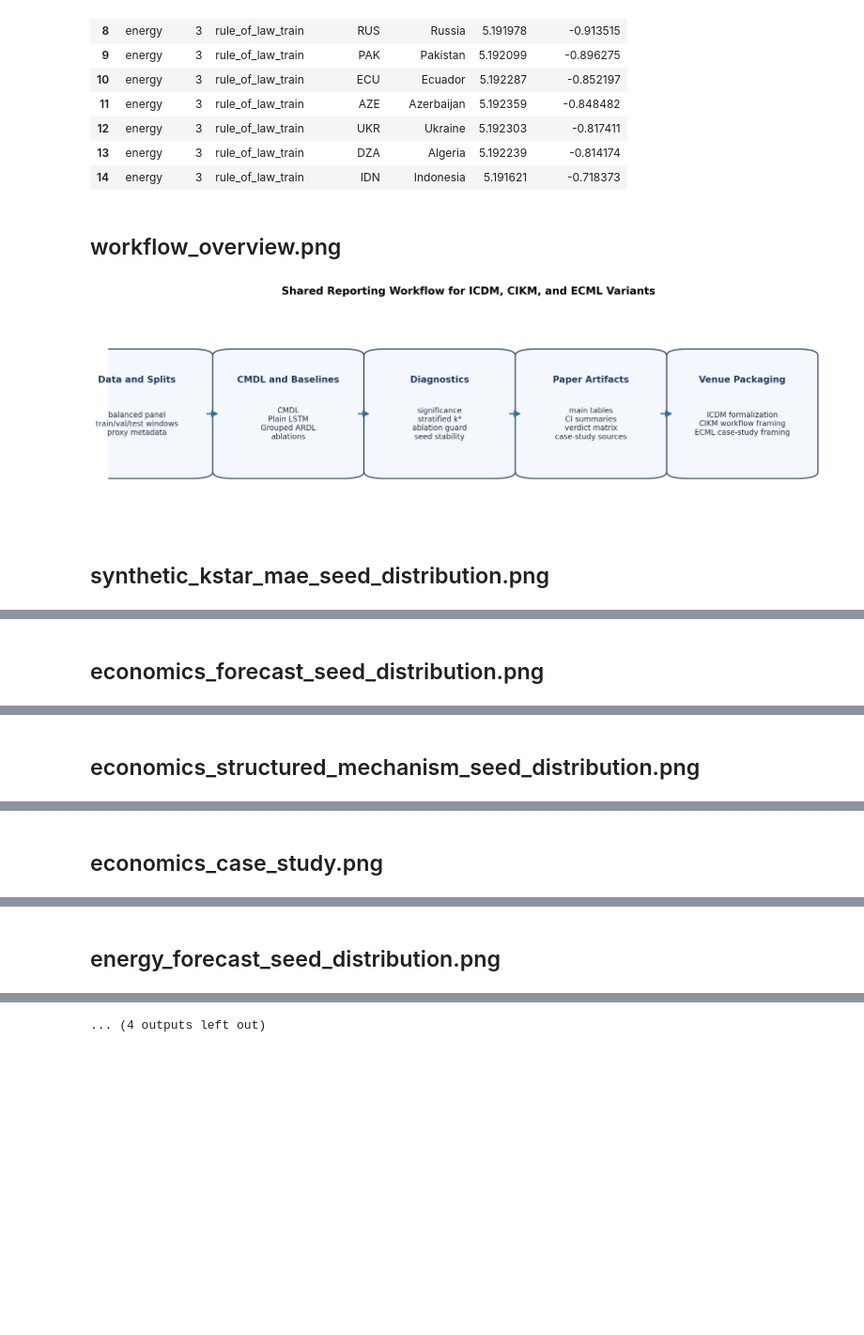
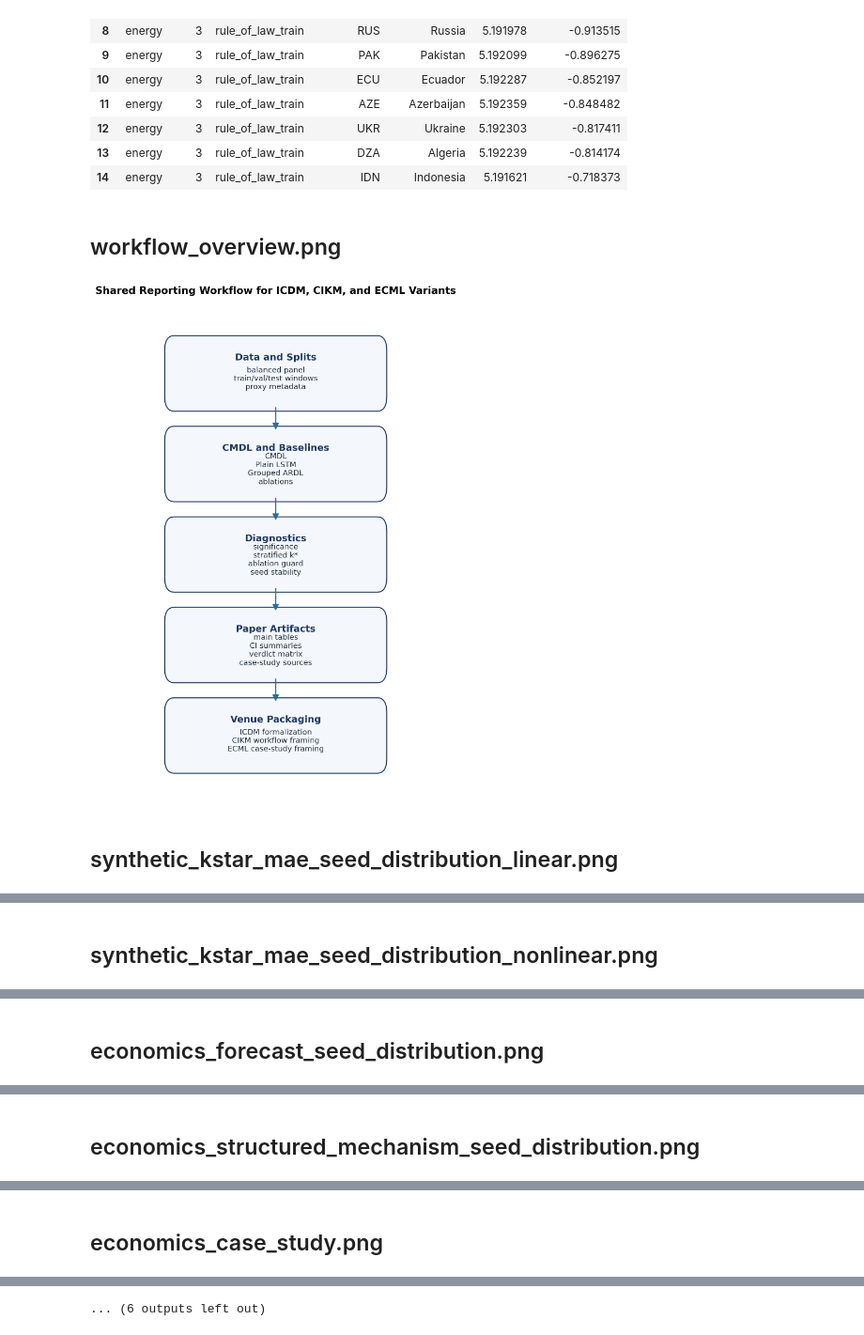
Before and after one commit to Oktinner0320/AC_GATE-CMDL, a Jupyter notebook: notebooks/04_paper_reporting.ipynb, the cells around one changed output, grey strips where cells are left out. Shown at 94% size. Saved outputs shown, nothing was run; the diff lists cells and outputs as text; code cells hidden in the pictures; blank space fills up the shorter version.

```diff
--- a/notebooks/04_paper_reporting.ipynb
+++ b/notebooks/04_paper_reporting.ipynb
@@ -196,21 +196,22 @@ for table_name in CASE_STUDY_TABLES:
 # %%
 FIGURE_PREVIEW_ORDER = [
     'workflow_overview.png',
-    'synthetic_kstar_mae_seed_distribution.png',
+    'synthetic_kstar_mae_seed_distribution_linear.png',
+    'synthetic_kstar_mae_seed_distribution_nonlinear.png',
     'economics_forecast_seed_distribution.png',
     'economics_structured_mechanism_seed_distribution.png',
     'economics_case_study.png',
     'energy_forecast_seed_distribution.png',
     'energy_structured_mechanism_seed_distribution.png',
     'energy_case_study.png',
 ]
 
 for figure_name in FIGURE_PREVIEW_ORDER:
     if figure_name not in manifest['figures']:
         continue
     display(Markdown(f'## {figure_name}'))
     display(Image(filename=manifest['figures'][figure_name]))
 # %% [output]
 ## workflow_overview.png
-[figure, old version]
+[figure, new version]
-## synthetic_kstar_mae_seed_distribution.png
+## synthetic_kstar_mae_seed_distribution_linear.png
@@ -218 +219 @@ for figure_name in FIGURE_PREVIEW_ORDER:
-## economics_forecast_seed_distribution.png
+## synthetic_kstar_mae_seed_distribution_nonlinear.png
@@ -220 +221 @@ for figure_name in FIGURE_PREVIEW_ORDER:
-## economics_structured_mechanism_seed_distribution.png
+## economics_forecast_seed_distribution.png
@@ -222 +223 @@ for figure_name in FIGURE_PREVIEW_ORDER:
-## economics_case_study.png
+## economics_structured_mechanism_seed_distribution.png
@@ -224 +225 @@ for figure_name in FIGURE_PREVIEW_ORDER:
-## energy_forecast_seed_distribution.png
+## economics_case_study.png
@@ -226 +227 @@ for figure_name in FIGURE_PREVIEW_ORDER:
-... (4 outputs left out)
+... (6 outputs left out)
```
Also changed, not shown: parts of 2 cells of this notebook, 21 other files.
